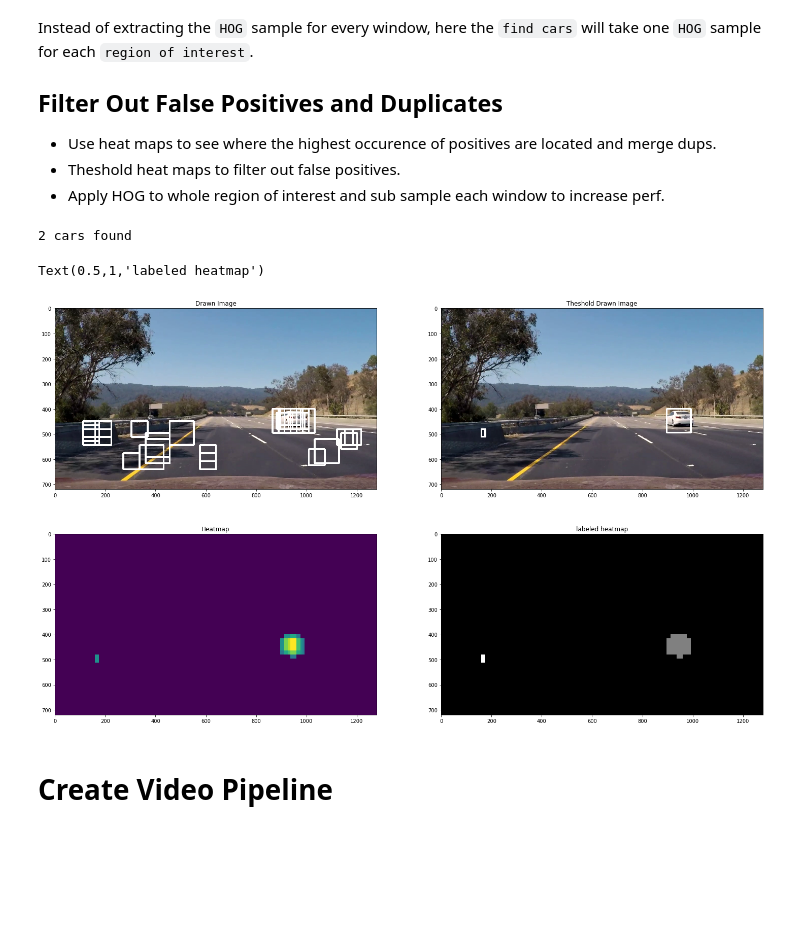
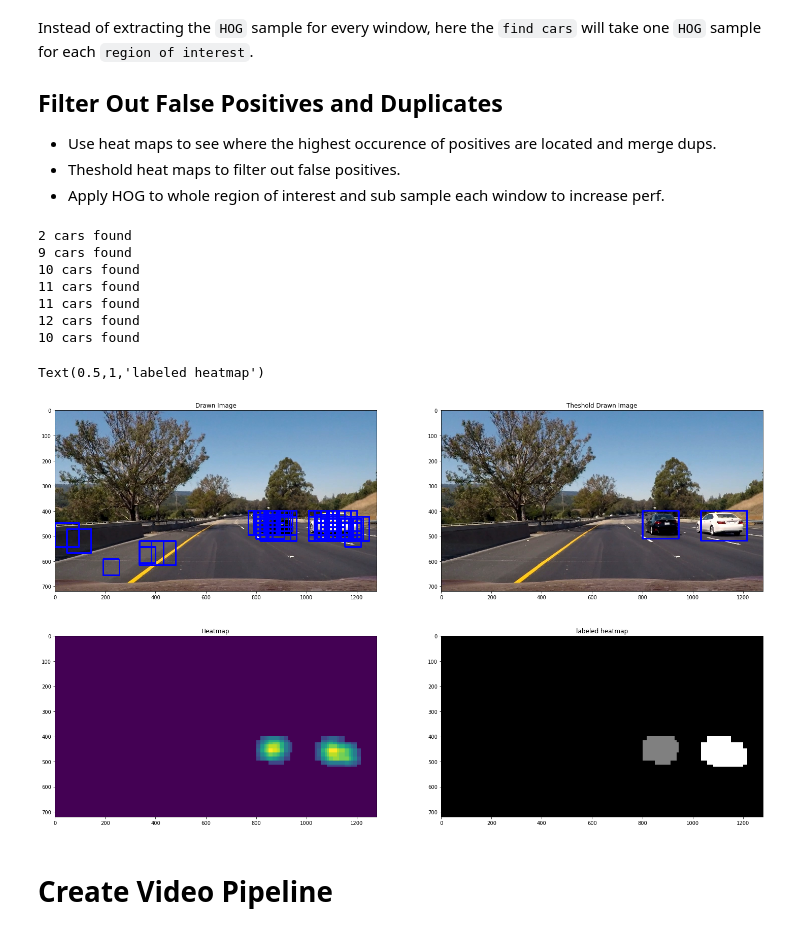
Before and after one commit to blown302/CarND-Vehicle-Detection, a Jupyter notebook: Vehicle-Detection.ipynb, the cells around one changed output. Saved outputs shown, nothing was run; the diff lists cells and outputs as text; code cells hidden in the pictures; blank space fills up the shorter version.

```diff
--- a/Vehicle-Detection.ipynb
+++ b/Vehicle-Detection.ipynb
@@ -592,7 +592,7 @@ Instead of extracting the `HOG` sample for every window, here the `find cars` wi
 - Apply HOG to whole region of interest and sub sample each window to increase perf.
 # %%
 base_path = 'test_images'
-paths = glob('{}/wh*'.format(base_path))
+paths = glob('{}/*'.format(base_path))
 output_base_path = 'test_images_with_boxes'
 cells_per_step = 2
 heat_threshhold = 3
@@ -632,34 +632,40 @@ for path in paths[:]:
     heatmap = np.zeros_like(image[:, :, 0])
     add_heat(heatmap, boxes)
     heatmap = apply_threshold(heatmap, heat_threshhold)
 
     labels = label(heatmap)
     print(labels[1], 'cars found')
 
     thesh_drawn_image = draw_labeled_bboxes(image, labels)
 
     images.append(drawn_image)
     thesh_images.append(thesh_drawn_image)
     heatmaps.append(heatmap)
     labeled_images.append(labels[0])
 
     plt.imsave('sub_sample/{}'.format(basename(path)), thesh_drawn_image)
     plt.imsave('sub_sample/heatmap-{}'.format(basename(path)), heatmap)
 
 test_image_num = 0
 f, axes = plt.subplots(2, 2, figsize=(25,15))
 axes[0, 0].imshow(images[test_image_num])
 axes[0, 0].set_title('Drawn Image')
 axes[0, 1].imshow(thesh_images[test_image_num])
 axes[0, 1].set_title('Theshold Drawn Image')
 axes[1, 0].imshow(heatmaps[test_image_num])
 axes[1, 0].set_title('Heatmap')
 axes[1, 1].imshow(labeled_images[test_image_num], cmap='gray')
 axes[1, 1].set_title('labeled heatmap')
 # %% [output]
 2 cars found
+9 cars found
+10 cars found
+11 cars found
+11 cars found
+12 cars found
+10 cars found
 Text(0.5,1,'labeled heatmap')
-[figure, old version]
+[figure, new version]
 # %% [markdown]
 # Create Video Pipeline
 # %%
```
Also changed, not shown: 18 other files.
